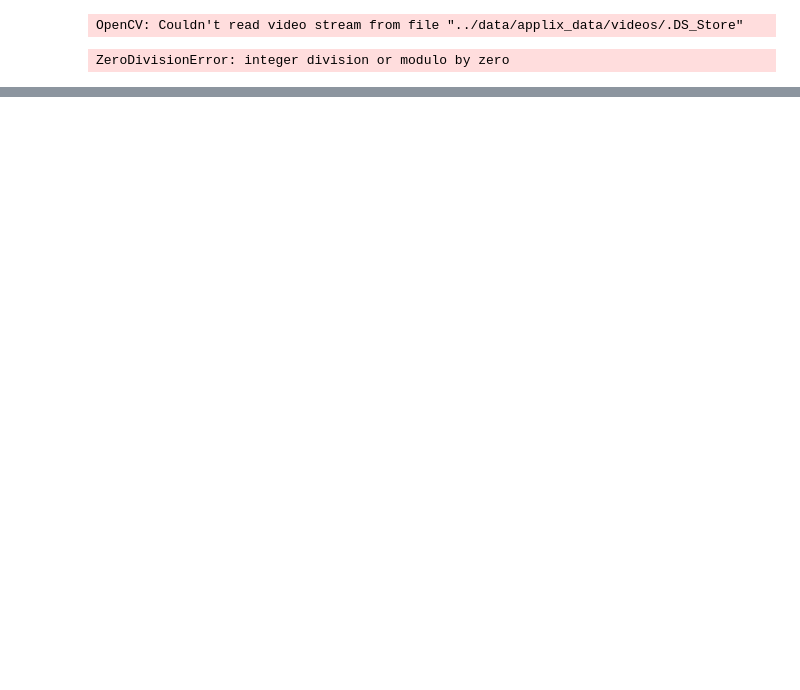
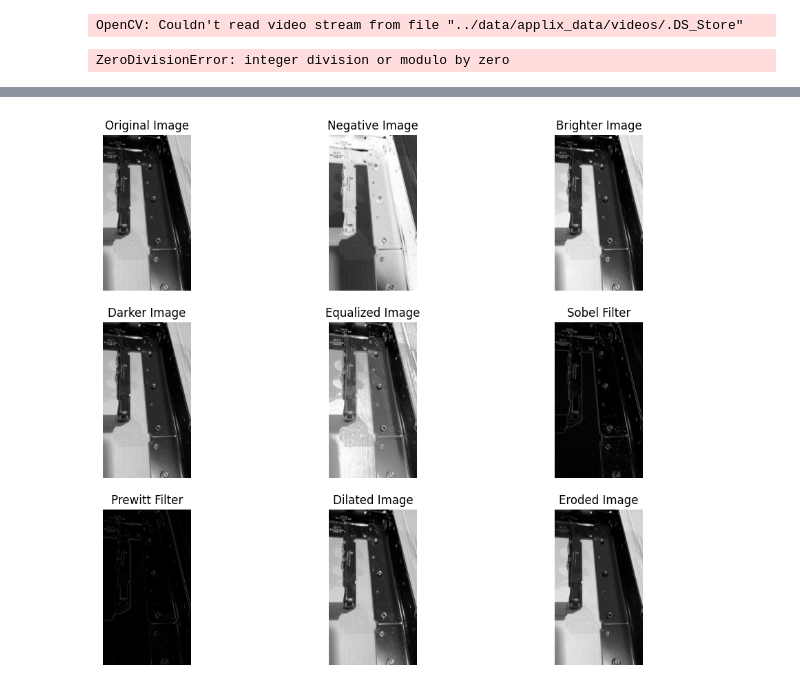
Before and after one commit to ashish-kubade/applix, a Jupyter notebook: src/utils/contour.ipynb, the cells around one changed output, grey strips where cells are left out. Cells and saved outputs as stored; diff of their text form; code cells hidden in the pictures; blank space fills up the shorter version.

```diff
--- a/src/utils/contour.ipynb
+++ b/src/utils/contour.ipynb
@@ -48,0 +75,86 @@ ZeroDivisionError: integer division or modulo by zero
+# %%
+
+import cv2
+import matplotlib.pyplot as plt
+import numpy as np
+
+
+# Intensity transforms
+negative_image = 255 - image
+brighter_image = cv2.convertScaleAbs(image, alpha=1.2, beta=0)
+darker_image = cv2.convertScaleAbs(image, alpha=0.8, beta=0)
+
+# Histogram equalization
+equalized_image = cv2.equalizeHist(image)
+
+# Sobel filter
+sobel_x = cv2.Sobel(image, cv2.CV_64F, 1, 0, ksize=3)
+sobel_y = cv2.Sobel(image, cv2.CV_64F, 0, 1, ksize=3)
+sobel_combined = cv2.addWeighted(cv2.convertScaleAbs(sobel_x), 0.5, cv2.convertScaleAbs(sobel_y), 0.5, 0)
+
+# Prewitt filter
+prewitt_x = cv2.filter2D(image, -1, np.array([[-1, 0, 1], [-1, 0, 1], [-1, 0, 1]]))
+prewitt_y = cv2.filter2D(image, -1, np.array([[-1, -1, -1], [0, 0, 0], [1, 1, 1]]))
+prewitt_combined = cv2.addWeighted(cv2.convertScaleAbs(prewitt_x), 0.5, cv2.convertScaleAbs(prewitt_y), 0.5, 0)
+
+# Dilation
+kernel = np.ones((5, 5), np.uint8)
+dilated_image = cv2.dilate(image, kernel, iterations=1)
+
+# Erosion
+eroded_image = cv2.erode(image, kernel, iterations=1)
+
+# Canny edge detection
+edges = cv2.Canny(image, 100, 200)
+
+# Display the results
+plt.figure(figsize=(12, 10))
+
+plt.subplot(3, 3, 1)
+plt.imshow(image, cmap='gray')
+plt.title('Original Image')
+plt.axis('off')
+
+plt.subplot(3, 3, 2)
+plt.imshow(negative_image, cmap='gray')
+plt.title('Negative Image')
+plt.axis('off')
+
+plt.subplot(3, 3, 3)
+plt.imshow(brighter_image, cmap='gray')
+plt.title('Brighter Image')
+plt.axis('off')
+
+plt.subplot(3, 3, 4)
+plt.imshow(darker_image, cmap='gray')
+plt.title('Darker Image')
+plt.axis('off')
+
+plt.subplot(3, 3, 5)
+plt.imshow(equalized_image, cmap='gray')
+plt.title('Equalized Image')
+plt.axis('off')
+
+plt.subplot(3, 3, 6)
+plt.imshow(sobel_combined, cmap='gray')
+plt.title('Sobel Filter')
+plt.axis('off')
+
+plt.subplot(3, 3, 7)
+plt.imshow(prewitt_combined, cmap='gray')
+plt.title('Prewitt Filter')
+plt.axis('off')
+
+plt.subplot(3, 3, 8)
+plt.imshow(dilated_image, cmap='gray')
+plt.title('Dilated Image')
+plt.axis('off')
+
+plt.subplot(3, 3, 9)
+plt.imshow(eroded_image, cmap='gray')
+plt.title('Eroded Image')
+plt.axis('off')
+
+plt.show()
+# %% [output]
+[figure, added]
```
Also changed, not shown: parts of 5 cells of this notebook.
